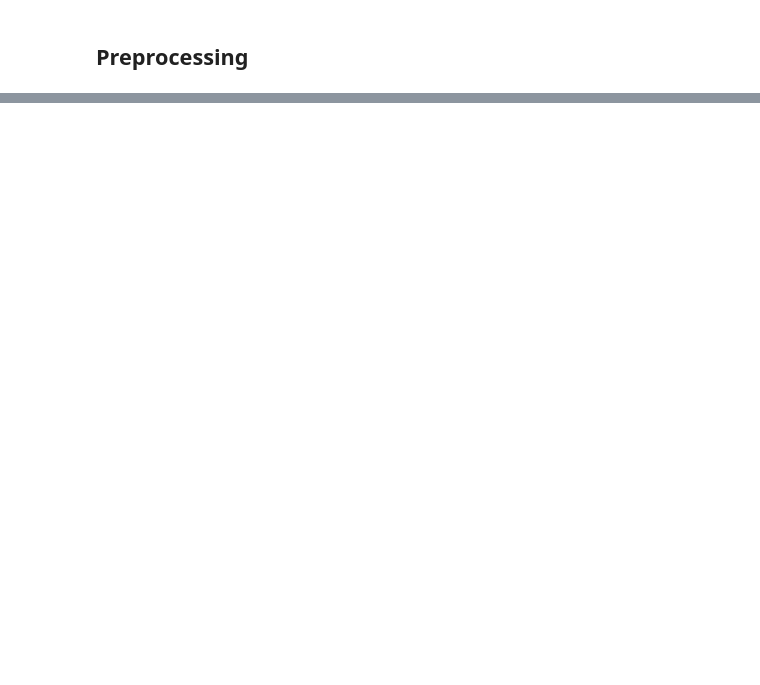
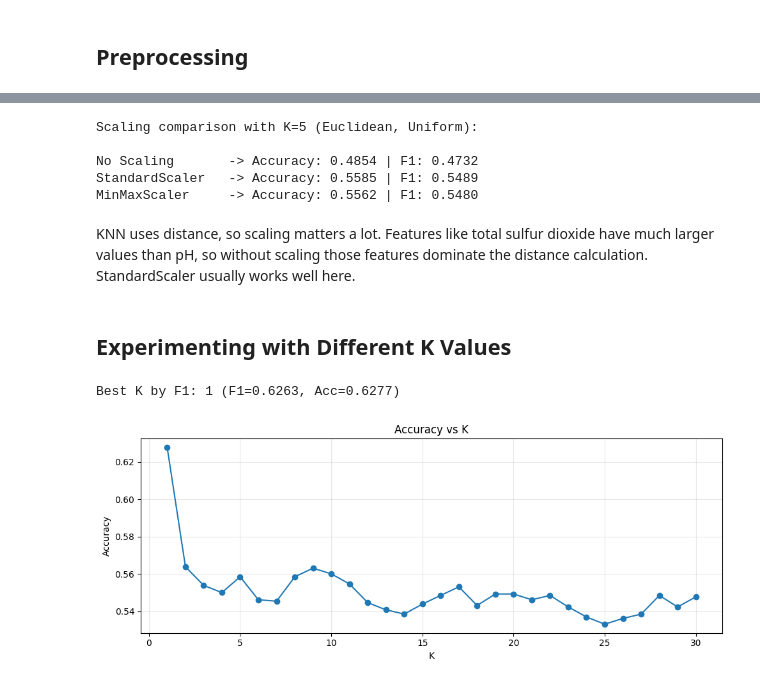
Before and after one commit to HackSlashNITP/Gray-Interface-26, a Jupyter notebook: Kshitiz/Task 3/Task3_Part1_KNN.ipynb, the cells around one changed output, grey strips where cells are left out. Drawn from its saved outputs; the diff is of its cells as text; code cells hidden in the pictures; blank space fills up the shorter version.

```diff
--- a/Kshitiz/Task 3/Task3_Part1_KNN.ipynb
+++ b/Kshitiz/Task 3/Task3_Part1_KNN.ipynb
@@ -76,0 +183,6 @@ print(f"Train: {X_train.shape}, Test: {X_test.shape}")
+# %%
+# Train-test split (80-20), stratified so class ratios stay similar
+X_train, X_test, Y_train, Y_test = train_test_split(
+    X, Y, test_size=0.2, random_state=42, stratify=Y
+)
+print(X_train.shape, X_test.shape)
@@ -103,0 +216,54 @@ pd.DataFrame(scaling_results)
+# %%
+# Quick comparison using default KNN (k=5, euclidean, uniform)
+print("Scaling comparison with K=5 (Euclidean, Uniform):\n")
+for name, (xtr, xts) in scaled_data.items():
+    model = KNeighborsClassifier(n_neighbors=5)
+    model.fit(xtr, Y_train)
+    pred = model.predict(xts)
+    acc = accuracy_score(Y_test, pred)
+    f1 = f1_score(Y_test, pred, average='weighted')
+    print(f"{name:16s} -> Accuracy: {acc:.4f} | F1: {f1:.4f}")
+# %% [output]
+Scaling comparison with K=5 (Euclidean, Uniform):
+
+No Scaling       -> Accuracy: 0.4854 | F1: 0.4732
+StandardScaler   -> Accuracy: 0.5585 | F1: 0.5489
+MinMaxScaler     -> Accuracy: 0.5562 | F1: 0.5480
+# %% [markdown]
+KNN uses distance, so scaling matters a lot.
+Features like total sulfur dioxide have much larger values than pH,
+so without scaling those features dominate the distance calculation.
+StandardScaler usually works well here.
+# %% [markdown]
+## Experimenting with Different K Values
+# %%
+# Using StandardScaler for the rest of the experiments
+X_train_sc, X_test_sc = scaled_data['StandardScaler']
+
+k_values = list(range(1, 31))
+acc_scores = []
+f1_scores = []
+
+for k in k_values:
+    model = KNeighborsClassifier(n_neighbors=k)
+    model.fit(X_train_sc, Y_train)
+    pred = model.predict(X_test_sc)
+    acc_scores.append(accuracy_score(Y_test, pred))
+    f1_scores.append(f1_score(Y_test, pred, average='weighted'))
+
+best_k = k_values[int(np.argmax(f1_scores))]
+print(f"Best K by F1: {best_k} (F1={max(f1_scores):.4f}, Acc={acc_scores[k_values.index(best_k)]:.4f})")
+# %% [output]
+Best K by F1: 1 (F1=0.6263, Acc=0.6277)
+# %%
+# Accuracy vs K
+plt.figure(figsize=(10, 4))
+plt.plot(k_values, acc_scores, marker='o')
+plt.title('Accuracy vs K')
+plt.xlabel('K')
+plt.ylabel('Accuracy')
+plt.grid(True, alpha=0.3)
+plt.tight_layout()
+plt.show()
+# %% [output]
+[figure, added]
```
Also changed, not shown: parts of 38 cells of this notebook, 4 other files.
